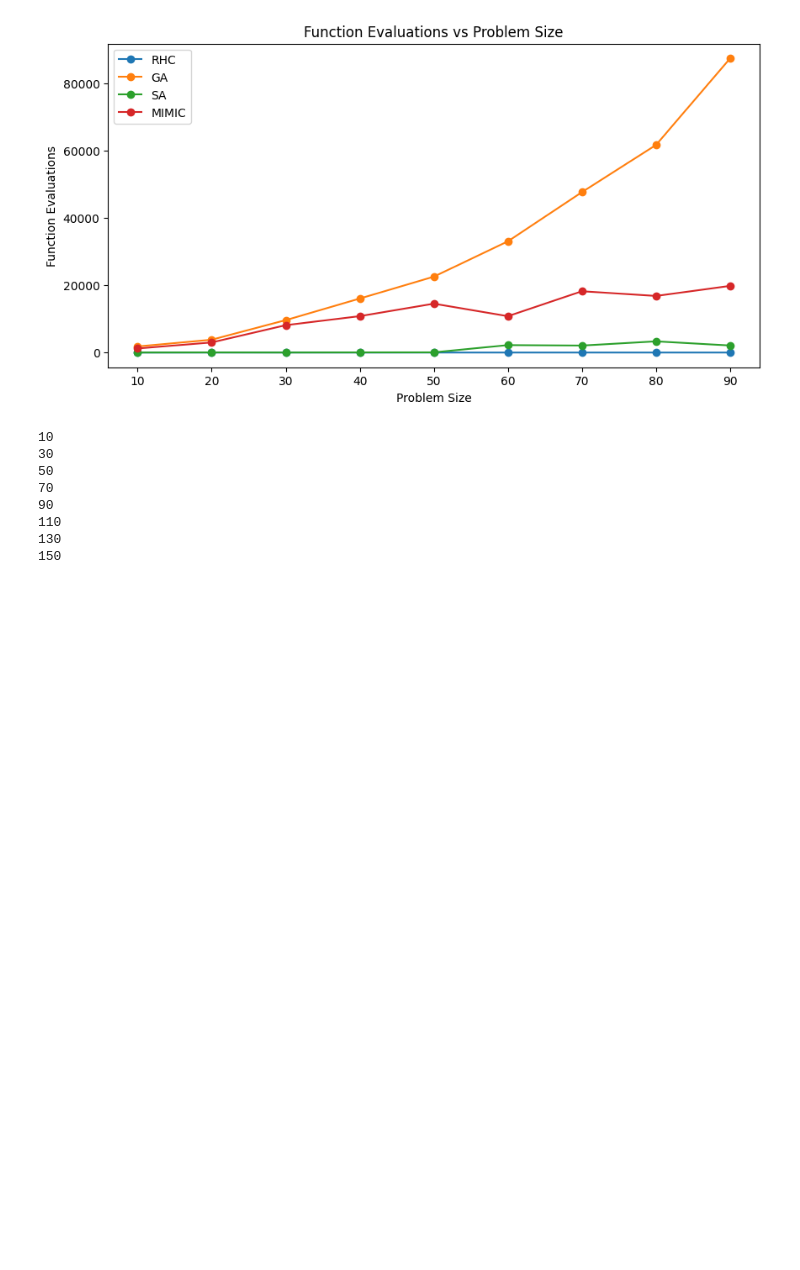
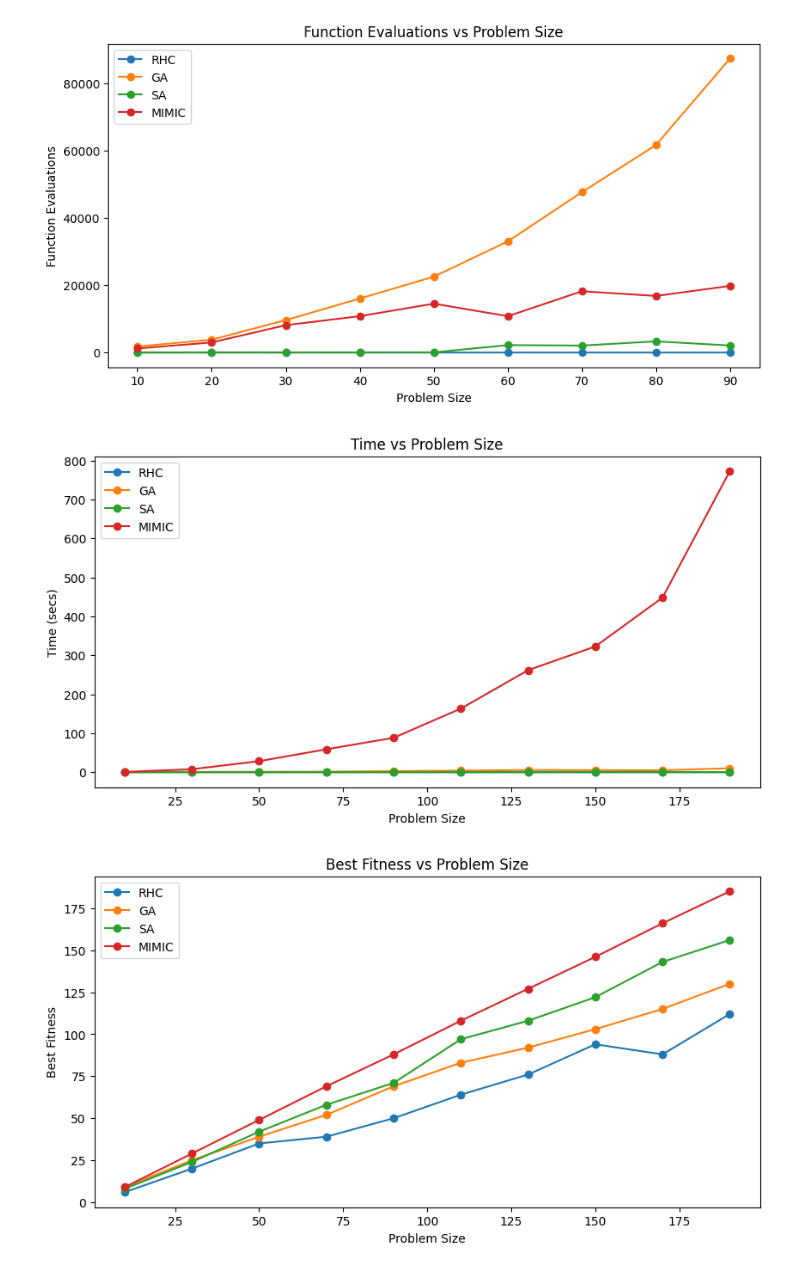
Before and after one commit to juniorq33/Machine-Learning, a Jupyter notebook: Assignment_2/optimization_problems.ipynb, the cells around one changed output. Cells and saved outputs as stored; diff of their text form; code cells hidden in the pictures; blank space fills up the shorter version.

Commit message:
neural networks op + code for op problems

```diff
--- a/Assignment_2/optimization_problems.ipynb
+++ b/Assignment_2/optimization_problems.ipynb
@@ -60,9 +60,8 @@ genetic_alg_results_flipflop = []
 mimic_results_flipflop = []
 
 for size in range(10,200,20):
-    print(size)
     fitness = mlrose.FlipFlop()
-    problem_fit = mlrose.DiscreteOpt(length = size,fitness_fn = fitness,maximize = True,max_val = 2)
+    problem_fit = mlrose.DiscreteOpt(length = size, fitness_fn = fitness, maximize = True, max_val = 2)
 
     st_time=time.time()
     random_hill_climbing_results_curve = mlrose.random_hill_climb(problem_fit, max_iters = size*10, curve=True)
@@ -83,26 +82,20 @@ for size in range(10,200,20):
     mimic_results_curve = mlrose.mimic(problem_fit, pop_size = size*10, max_iters = size*10, curve=True)
     et_time=time.time()
     mimic_results_flipflop.append([size, et_time-st_time, mimic_results_curve[2][-1,0], mimic_results_curve[2][-1,1]])
-# %% [output]
-10
-30
-50
-70
-90
-110
-130
-150
 # %%
 charts_title_dict = {1: "Time vs Problem Size", 2: "Best Fitness vs Problem Size", 3: "Function Evaluations vs Problem Size"}
 charts_ylabel_dict = {1: "Time (secs)", 2: "Best Fitness", 3: "Function Evaluations"}
 
 
 for n in range (1,4):
     random_hill_climbing_dataframe = pd.DataFrame(random_hill_climbing_results_flipflop)[n]
     simulated_annealing_dataframe = pd.DataFrame(simulated_annealing_results_flipflop)[n]
     genetic_alg_dataframe = pd.DataFrame(genetic_alg_results_flipflop)[n]
     mimic_dataframe = pd.DataFrame(mimic_results_flipflop)[n]
-    df = pd.concat([random_hill_climbing_dataframe,genetic_alg_dataframe,simulated_annealing_dataframe,mimic_dataframe], ignore_index=True, axis=1)
-    df.index = range(10,100,10)
+    df = pd.concat([random_hill_climbing_dataframe, genetic_alg_dataframe, simulated_annealing_dataframe, mimic_dataframe], ignore_index=True, axis=1)
+    df.index = range(10,200,20)
     df.columns = ["RHC","GA","SA","MIMIC"]
     df.plot(marker='o', ylabel = charts_ylabel_dict[n], xlabel="Problem Size", title = charts_title_dict[n], figsize=(10,5))
+# %% [output]
+[figure, added]
+[figure, added]
```
Also changed, not shown: parts of 9 cells of this notebook, 5 other files.
